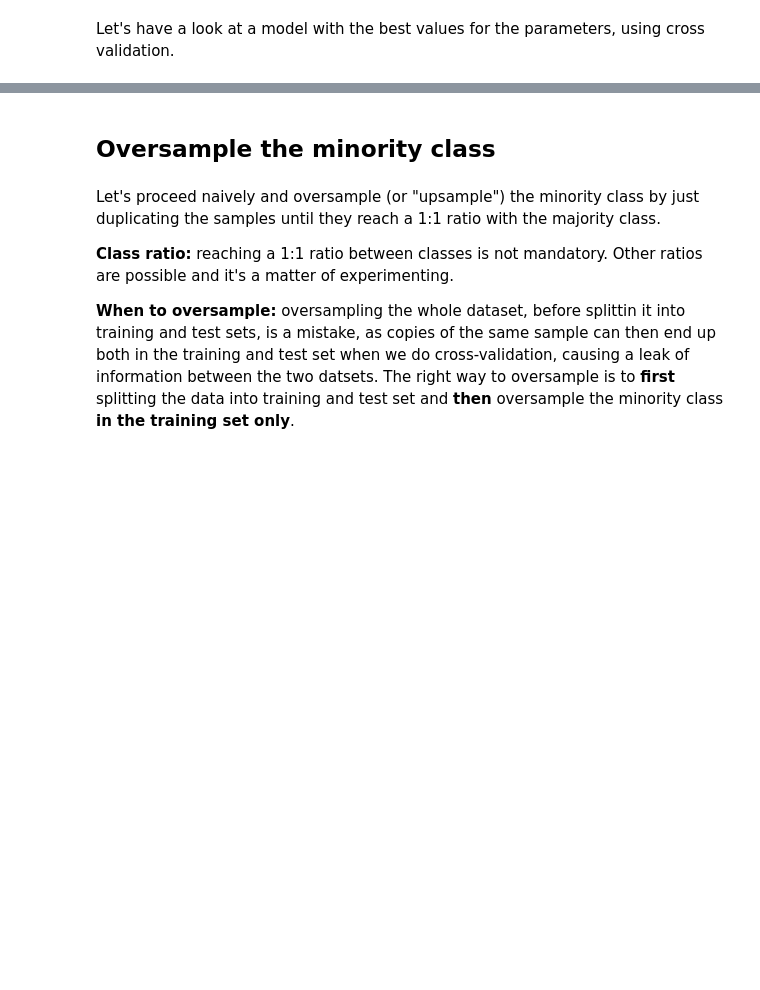
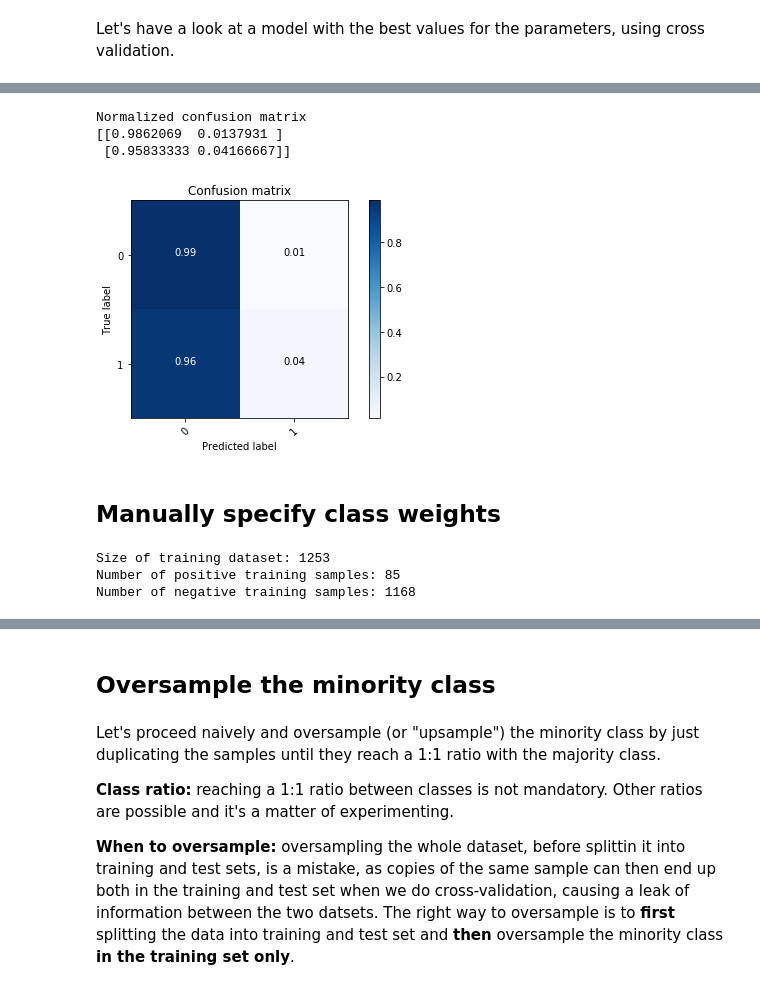
Before and after one commit to emanuele-moscato/imbalanced-data, a Jupyter notebook: notebooks/secom-analysis.ipynb, the cells around one changed output, grey strips where cells are left out. Saved outputs shown, nothing was run; the diff lists cells and outputs as text; code cells hidden in the pictures; blank space fills up the shorter version.

Commit message:
Add plots of ROC curves and confusion matrices

```diff
--- a/notebooks/secom-analysis.ipynb
+++ b/notebooks/secom-analysis.ipynb
@@ -238,2 +237,4 @@ rfc_optimal = RandomForestClassifier(n_estimators=100, class_weight='balanced')
+# %%
+rfc_optimal = gs.best_estimator_
 # %%
 X_train, X_test, Y_train, Y_test = train_test_split(X, Y, test_size=0.2)
@@ -265,0 +288,21 @@ Model recall on test set: 0.0
+# %%
+cm = confusion_matrix(Y_test, rfc_optimal.predict(X_test))
+
+plot_confusion_matrix(cm, normalize=True, classes=[0,1])
+# %% [output]
+Normalized confusion matrix
+[[0.9862069  0.0137931 ]
+ [0.95833333 0.04166667]]
+[figure, added]
+# %% [markdown]
+## Manually specify class weights
+# %%
+X_train, X_test, Y_train, Y_test = train_test_split(X, Y, test_size=0.2)
+
+print(f"Size of training dataset: {X_train.shape[0]}")
+print(f"Number of positive training samples: {Y_train.sum()}")
+print(f"Number of negative training samples: {len(Y_train)-Y_train.sum()}")
+# %% [output]
+Size of training dataset: 1253
+Number of positive training samples: 85
+Number of negative training samples: 1168
```
Also changed, not shown: parts of 23 cells of this notebook, 2 other files.
